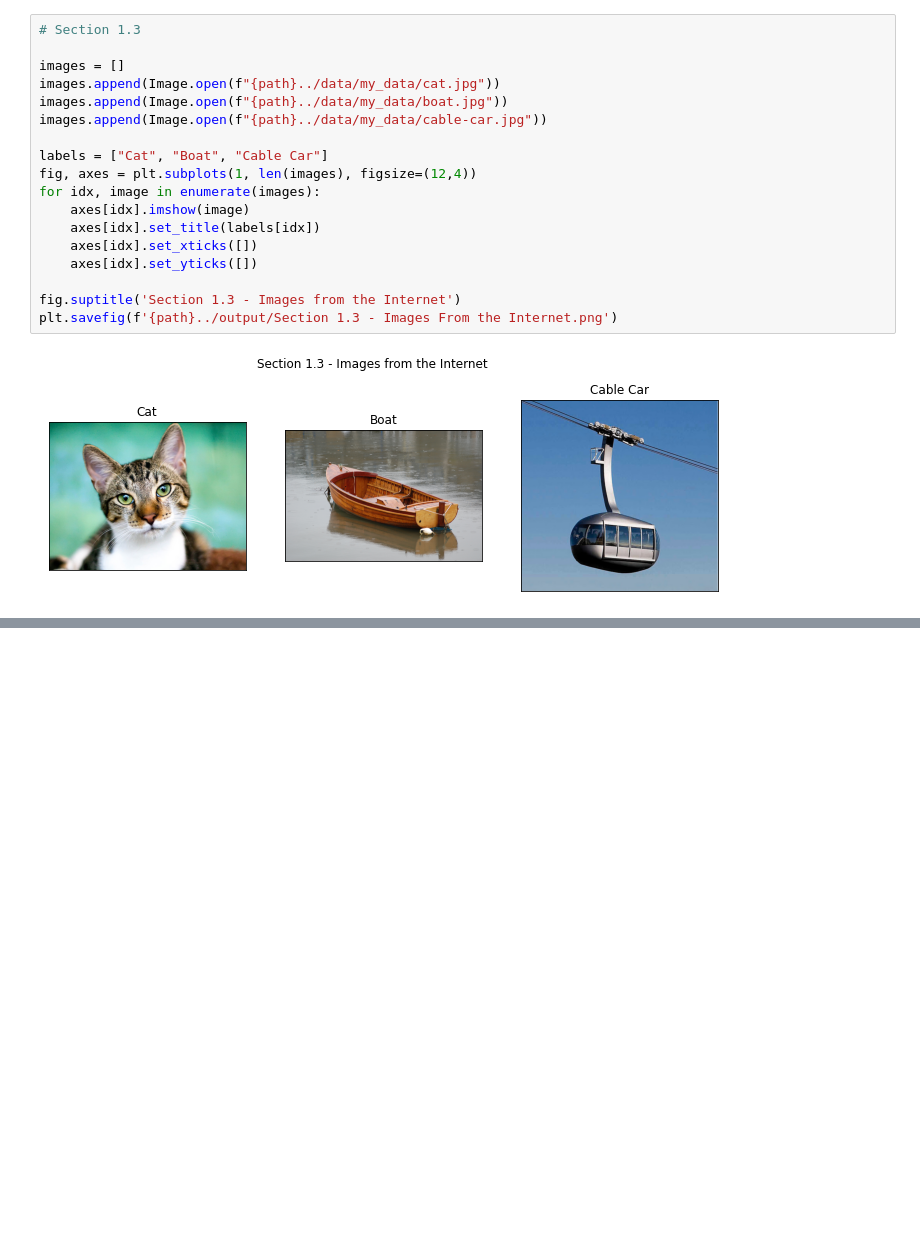
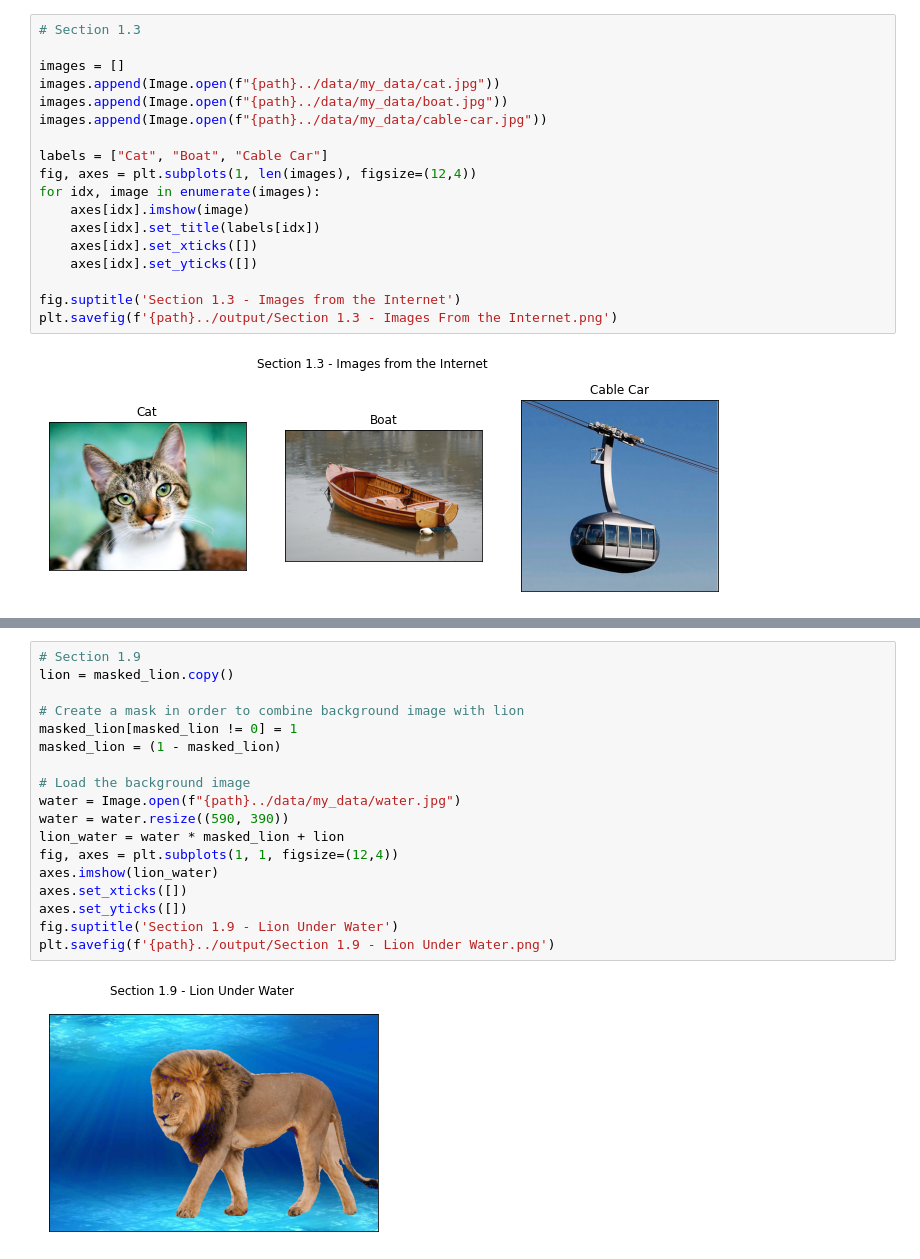
Before and after one commit to AnElectricalEngineer/Computer-Vision-HW-3, a Jupyter notebook: code/ee046746_hw3_332708007_204525612.ipynb, the cells around one changed output, grey strips where cells are left out. Saved outputs shown, nothing was run; the diff lists cells and outputs as text; blank space fills up the shorter version.

```diff
--- a/code/ee046746_hw3_332708007_204525612.ipynb
+++ b/code/ee046746_hw3_332708007_204525612.ipynb
@@ -167,0 +257,20 @@ Using cache found in /root/.cache/torch/hub/pytorch_vision_v0.5.0
+# %%
+# Section 1.9
+lion = masked_lion.copy()
+
+# Create a mask in order to combine background image with lion
+masked_lion[masked_lion != 0] = 1
+masked_lion = (1 - masked_lion)
+
+# Load the background image
+water = Image.open(f"{path}../data/my_data/water.jpg")
+water = water.resize((590, 390))
+lion_water = water * masked_lion + lion
+fig, axes = plt.subplots(1, 1, figsize=(12,4))
+axes.imshow(lion_water)
+axes.set_xticks([])
+axes.set_yticks([])
+fig.suptitle('Section 1.9 - Lion Under Water')
+plt.savefig(f'{path}../output/Section 1.9 - Lion Under Water.png')
+# %% [output]
+[figure, added]
```
Also changed, not shown: parts of 18 cells of this notebook, 14 other files.
